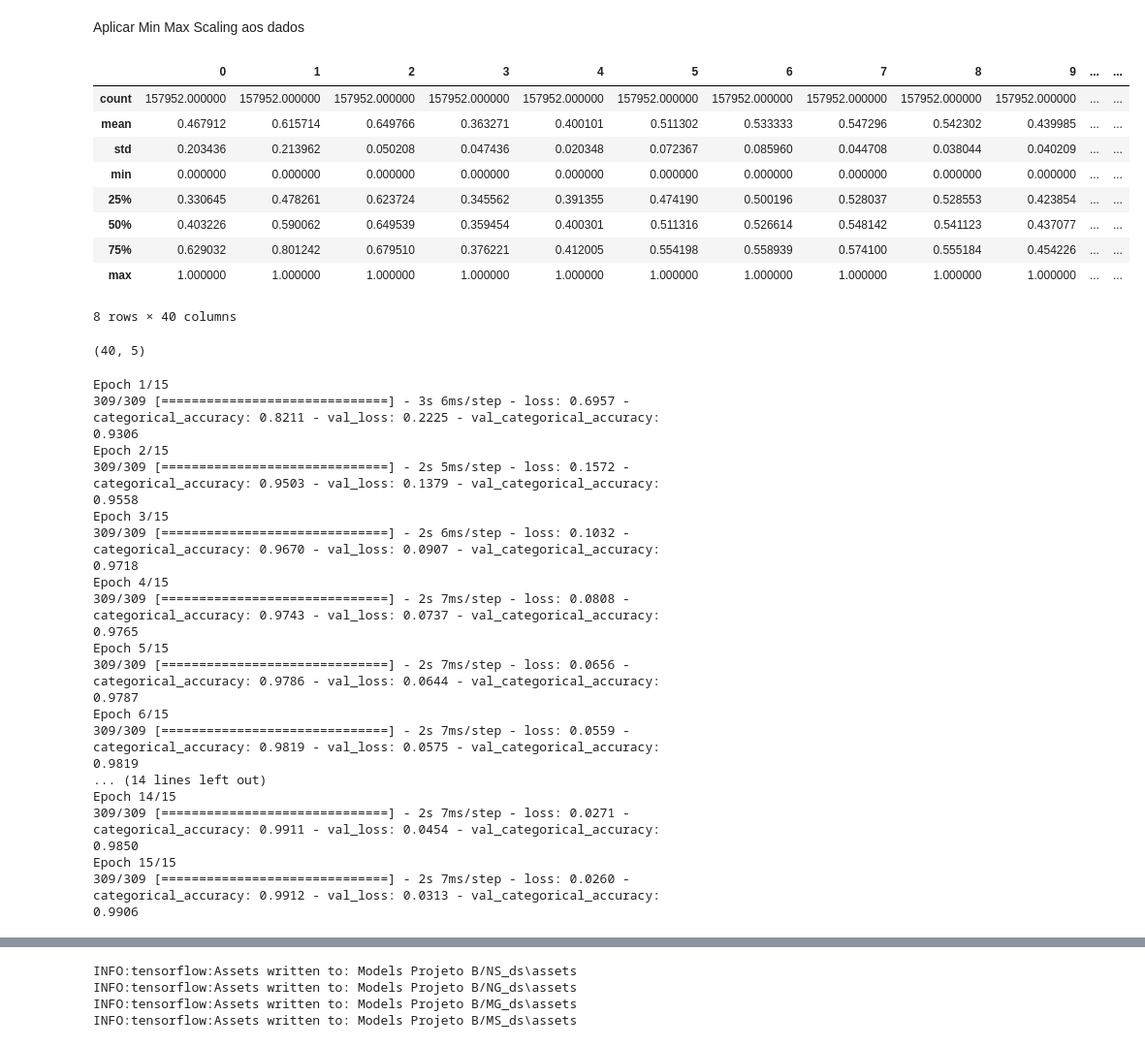
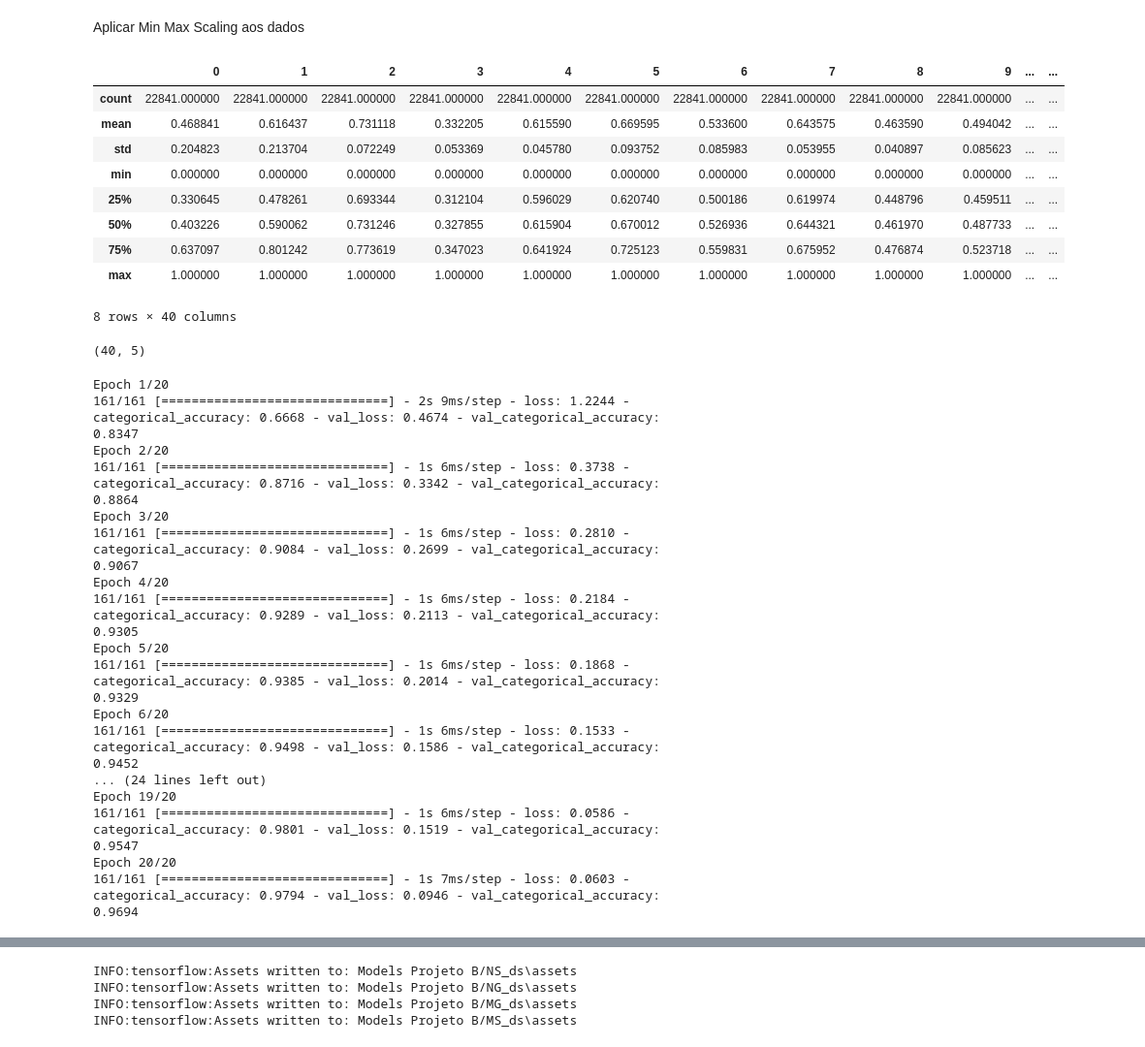
Before and after one commit to guidbsilva/PAMAP_Projeto, a Jupyter notebook: pamap_projB_downsampling.ipynb, the cells around one changed output, grey strips where cells are left out. Shown at 97% size. Saved outputs shown, nothing was run; the diff lists cells and outputs as text; code cells hidden in the pictures.

```diff
--- a/pamap_projB_downsampling.ipynb
+++ b/pamap_projB_downsampling.ipynb
@@ -27,4 +27,9 @@ dataCol.head()
 5 rows × 43 columns
 # %%
 #Para experimentar o codigo: sample de 100k. Correr com os dados todos no pc
-dataCol= dataCol.sample(n= 200000, random_state= 1)
+dataCol_o= dataCol_o.sample(n= 350000, random_state= 1)
+# %%
+dataCol= dataCol_o.sample(frac= 0.8, random_state= 1)
+test_data= dataCol_o.drop(dataCol.index)
+
+dataCol.shape[0]+test_data.shape[0]== dataCol_o.shape[0]
@@ -30,0 +40,6 @@ dataCol= dataCol.sample(n= 200000, random_state= 1)
+# %%
+test_data.drop(['timestamp', 'subject_id'], axis= 1, inplace=True)
+test_data.reset_index(inplace= True)
+test_data.drop(['index'], axis= 1, inplace= True)
+test_data= test_data.loc[test_data['activityID'].isin(act_n)]
+test_data['activityID'].value_counts()
@@ -31 +53,4 @@ dataCol= dataCol.sample(n= 200000, random_state= 1)
+# %%
+features_test_data= test_data.drop(['activityID'], axis= 1, inplace=False)
+true_labels_test_data= test_data['activityID']
 # %%
@@ -118,27 +142,28 @@ Aplicar Min Max Scaling aos dados
 # %%
 from sklearn import preprocessing
 from sklearn.preprocessing import MinMaxScaler
 
 #apply scaling to all columns except subject and activity
 scalerM = MinMaxScaler()
 x_train_s = x_train.copy()
 x_val_s = x_val.copy()
 x_test_s= features_ts_df.copy()
+x_test_data= features_test_data.copy()
 
 x_train_s = scalerM.fit_transform(x_train_s)
 x_val_s = scalerM.transform(x_val_s)
 x_test_s= scalerM.transform(x_test_s)
-
+x_test_data= scalerM.transform(x_test_data)
 pd.DataFrame(x_train_s).describe()
 # %% [output]
 |  | 0 | 1 | 2 | 3 | 4 | 5 | 6 | 7 | 8 | 9 | ... | ... |
-| count | 157952.000000 | 157952.000000 | 157952.000000 | 157952.000000 | 157952.000000 | 157952.000000 | 157952.000000 | 157952.000000 | 157952.000000 | 157952.000000 | ... | ... |
-| mean | 0.467912 | 0.615714 | 0.649766 | 0.363271 | 0.400101 | 0.511302 | 0.533333 | 0.547296 | 0.542302 | 0.439985 | ... | ... |
-| std | 0.203436 | 0.213962 | 0.050208 | 0.047436 | 0.020348 | 0.072367 | 0.085960 | 0.044708 | 0.038044 | 0.040209 | ... | ... |
+| count | 22841.000000 | 22841.000000 | 22841.000000 | 22841.000000 | 22841.000000 | 22841.000000 | 22841.000000 | 22841.000000 | 22841.000000 | 22841.000000 | ... | ... |
+| mean | 0.468841 | 0.616437 | 0.731118 | 0.332205 | 0.615590 | 0.669595 | 0.533600 | 0.643575 | 0.463590 | 0.494042 | ... | ... |
+| std | 0.204823 | 0.213704 | 0.072249 | 0.053369 | 0.045780 | 0.093752 | 0.085983 | 0.053955 | 0.040897 | 0.085623 | ... | ... |
 | min | 0.000000 | 0.000000 | 0.000000 | 0.000000 | 0.000000 | 0.000000 | 0.000000 | 0.000000 | 0.000000 | 0.000000 | ... | ... |
-| 25% | 0.330645 | 0.478261 | 0.623724 | 0.345562 | 0.391355 | 0.474190 | 0.500196 | 0.528037 | 0.528553 | 0.423854 | ... | ... |
-| 50% | 0.403226 | 0.590062 | 0.649539 | 0.359454 | 0.400301 | 0.511316 | 0.526614 | 0.548142 | 0.541123 | 0.437077 | ... | ... |
-| 75% | 0.629032 | 0.801242 | 0.679510 | 0.376221 | 0.412005 | 0.554198 | 0.558939 | 0.574100 | 0.555184 | 0.454226 | ... | ... |
+| 25% | 0.330645 | 0.478261 | 0.693344 | 0.312104 | 0.596029 | 0.620740 | 0.500186 | 0.619974 | 0.448796 | 0.459511 | ... | ... |
+| 50% | 0.403226 | 0.590062 | 0.731246 | 0.327855 | 0.615904 | 0.670012 | 0.526936 | 0.644321 | 0.461970 | 0.487733 | ... | ... |
+| 75% | 0.637097 | 0.801242 | 0.773619 | 0.347023 | 0.641924 | 0.725123 | 0.559831 | 0.675952 | 0.476874 | 0.523718 | ... | ... |
 | max | 1.000000 | 1.000000 | 1.000000 | 1.000000 | 1.000000 | 1.000000 | 1.000000 | 1.000000 | 1.000000 | 1.000000 | ... | ... |
 8 rows × 40 columns
 # %%
@@ -171,25 +199,25 @@ NS = tf.keras.Sequential([
     tf.keras.layers.Dense(64, activation='relu'),
     tf.keras.layers.Dense(64, activation='relu'),
     tf.keras.layers.Dense(n_classes, activation='softmax')])
-model_history['NS']= compile_fit(NS, x_train, y_train, x_val, y_val, 15)
+model_history['NS']= compile_fit(NS, x_train, y_train, x_val, y_val, 20, 128)
 # %% [output]
-Epoch 1/15
-309/309 [==============================] - 3s 6ms/step - loss: 0.6957 - categorical_accuracy: 0.8211 - val_loss: 0.2225 - val_categorical_accuracy: 0.9306
-Epoch 2/15
-309/309 [==============================] - 2s 5ms/step - loss: 0.1572 - categorical_accuracy: 0.9503 - val_loss: 0.1379 - val_categorical_accuracy: 0.9558
-Epoch 3/15
-309/309 [==============================] - 2s 6ms/step - loss: 0.1032 - categorical_accuracy: 0.9670 - val_loss: 0.0907 - val_categorical_accuracy: 0.9718
-Epoch 4/15
-309/309 [==============================] - 2s 7ms/step - loss: 0.0808 - categorical_accuracy: 0.9743 - val_loss: 0.0737 - val_categorical_accuracy: 0.9765
-Epoch 5/15
-309/309 [==============================] - 2s 7ms/step - loss: 0.0656 - categorical_accuracy: 0.9786 - val_loss: 0.0644 - val_categorical_accuracy: 0.9787
-Epoch 6/15
-309/309 [==============================] - 2s 7ms/step - loss: 0.0559 - categorical_accuracy: 0.9819 - val_loss: 0.0575 - val_categorical_accuracy: 0.9819
-... (14 lines left out)
-Epoch 14/15
-309/309 [==============================] - 2s 7ms/step - loss: 0.0271 - categorical_accuracy: 0.9911 - val_loss: 0.0454 - val_categorical_accuracy: 0.9850
-Epoch 15/15
-309/309 [==============================] - 2s 7ms/step - loss: 0.0260 - categorical_accuracy: 0.9912 - val_loss: 0.0313 - val_categorical_accuracy: 0.9906
+Epoch 1/20
+161/161 [==============================] - 2s 9ms/step - loss: 1.2244 - categorical_accuracy: 0.6668 - val_loss: 0.4674 - val_categorical_accuracy: 0.8347
+Epoch 2/20
+161/161 [==============================] - 1s 6ms/step - loss: 0.3738 - categorical_accuracy: 0.8716 - val_loss: 0.3342 - val_categorical_accuracy: 0.8864
+Epoch 3/20
+161/161 [==============================] - 1s 6ms/step - loss: 0.2810 - categorical_accuracy: 0.9084 - val_loss: 0.2699 - val_categorical_accuracy: 0.9067
+Epoch 4/20
+161/161 [==============================] - 1s 6ms/step - loss: 0.2184 - categorical_accuracy: 0.9289 - val_loss: 0.2113 - val_categorical_accuracy: 0.9305
+Epoch 5/20
+161/161 [==============================] - 1s 6ms/step - loss: 0.1868 - categorical_accuracy: 0.9385 - val_loss: 0.2014 - val_categorical_accuracy: 0.9329
+Epoch 6/20
+161/161 [==============================] - 1s 6ms/step - loss: 0.1533 - categorical_accuracy: 0.9498 - val_loss: 0.1586 - val_categorical_accuracy: 0.9452
+... (24 lines left out)
+Epoch 19/20
+161/161 [==============================] - 1s 6ms/step - loss: 0.0586 - categorical_accuracy: 0.9801 - val_loss: 0.1519 - val_categorical_accuracy: 0.9547
+Epoch 20/20
+161/161 [==============================] - 1s 7ms/step - loss: 0.0603 - categorical_accuracy: 0.9794 - val_loss: 0.0946 - val_categorical_accuracy: 0.9694
 # %%
 NG= tf.keras.Sequential([
     tf.keras.Input(shape=(n_features,)),
```
Also changed, not shown: parts of 18 cells of this notebook, 32 other files.
